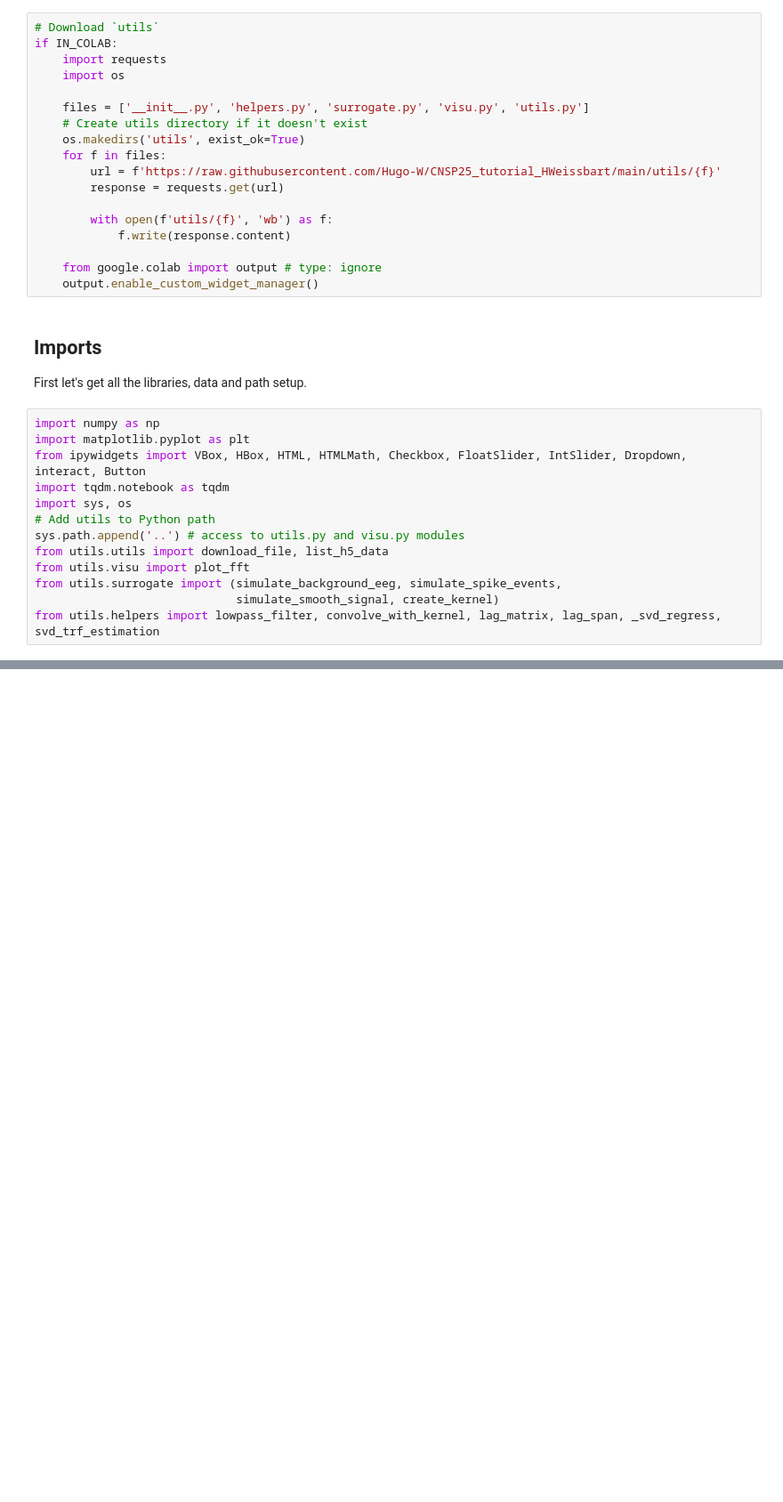
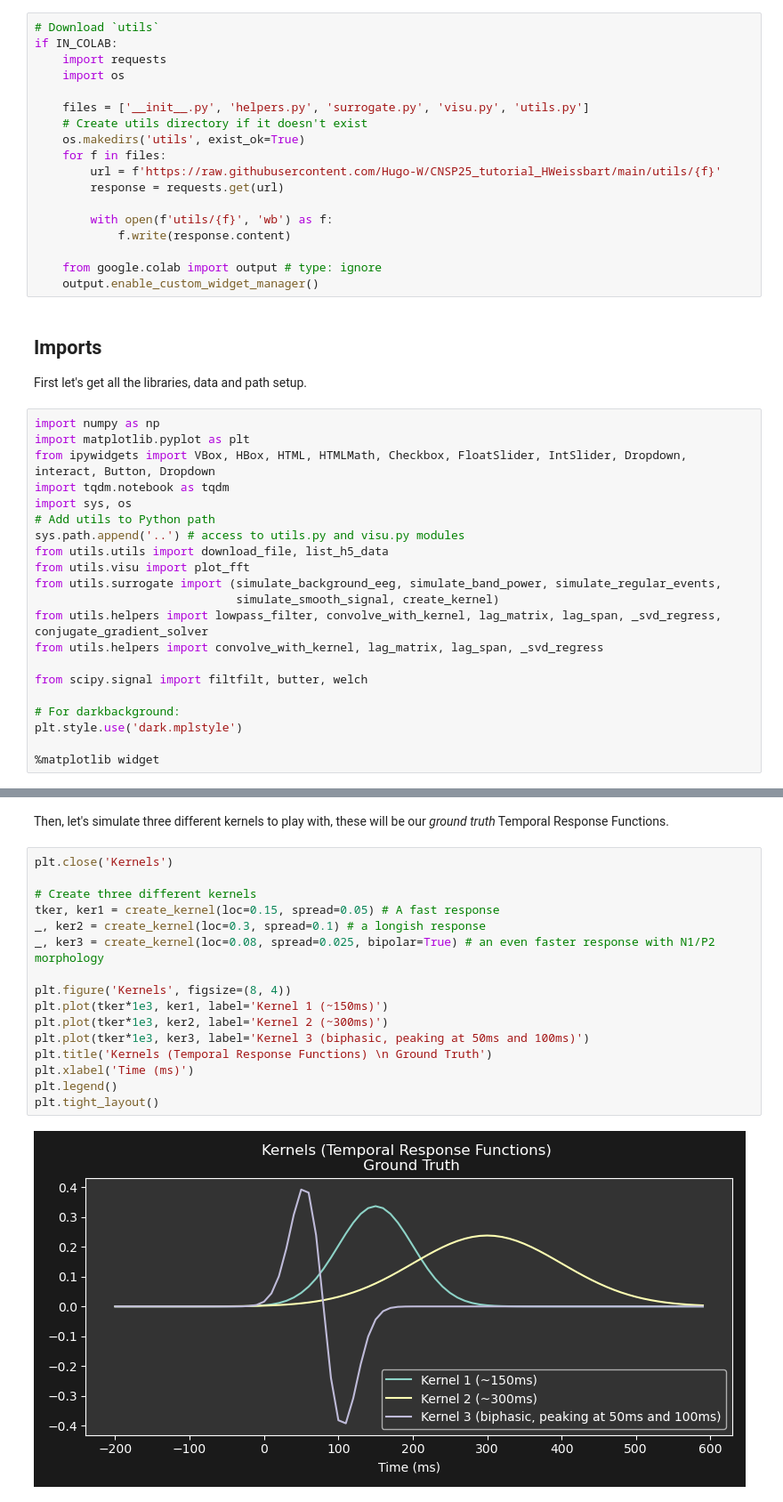
Before and after one commit to CNSP-Workshop/CNSP25_tutorial_HWeissbart, a Jupyter notebook: notebooks/part_1.ipynb, the cells around one changed output, grey strips where cells are left out. Shown at 89% size. Saved outputs shown, nothing was run; the diff lists cells and outputs as text; blank space fills up the shorter version.

```diff
--- a/notebooks/part_1.ipynb
+++ b/notebooks/part_1.ipynb
@@ -49,13 +49,21 @@ First let's get all the libraries, data and path setup.
 # %%
 import numpy as np
 import matplotlib.pyplot as plt
-from ipywidgets import VBox, HBox, HTML, HTMLMath, Checkbox, FloatSlider, IntSlider, Dropdown, interact, Button
+from ipywidgets import VBox, HBox, HTML, HTMLMath, Checkbox, FloatSlider, IntSlider, Dropdown, interact, Button, Dropdown
 import tqdm.notebook as tqdm
 import sys, os
 # Add utils to Python path
 sys.path.append('..') # access to utils.py and visu.py modules
 from utils.utils import download_file, list_h5_data
 from utils.visu import plot_fft
-from utils.surrogate import (simulate_background_eeg, simulate_spike_events,
+from utils.surrogate import (simulate_background_eeg, simulate_band_power, simulate_regular_events,
                              simulate_smooth_signal, create_kernel)
-from utils.helpers import lowpass_filter, convolve_with_kernel, lag_matrix, lag_span, _svd_regress, svd_trf_estimation
+from utils.helpers import lowpass_filter, convolve_with_kernel, lag_matrix, lag_span, _svd_regress, conjugate_gradient_solver
+from utils.helpers import convolve_with_kernel, lag_matrix, lag_span, _svd_regress
+
+from scipy.signal import filtfilt, butter, welch
+
+# For darkbackground:
+plt.style.use('dark.mplstyle')
+
+%matplotlib widget
@@ -209,0 +124,20 @@ interactive(children=(Dropdown(description='Stimulus Type:', options=('Smooth',
+# %% [markdown]
+Then, let's simulate three different kernels to play with, these will be our _ground truth_ Temporal Response Functions.
+# %%
+plt.close('Kernels')
+
+# Create three different kernels
+tker, ker1 = create_kernel(loc=0.15, spread=0.05) # A fast response
+_, ker2 = create_kernel(loc=0.3, spread=0.1) # a longish response
+_, ker3 = create_kernel(loc=0.08, spread=0.025, bipolar=True) # an even faster response with N1/P2 morphology
+
+plt.figure('Kernels', figsize=(8, 4))
+plt.plot(tker*1e3, ker1, label='Kernel 1 (~150ms)')
+plt.plot(tker*1e3, ker2, label='Kernel 2 (~300ms)')
+plt.plot(tker*1e3, ker3, label='Kernel 3 (biphasic, peaking at 50ms and 100ms)')
+plt.title('Kernels (Temporal Response Functions) \n Ground Truth')
+plt.xlabel('Time (ms)')
+plt.legend()
+plt.tight_layout()
+# %% [output]
+[figure, added]
```
Also changed, not shown: parts of 21 cells of this notebook.
